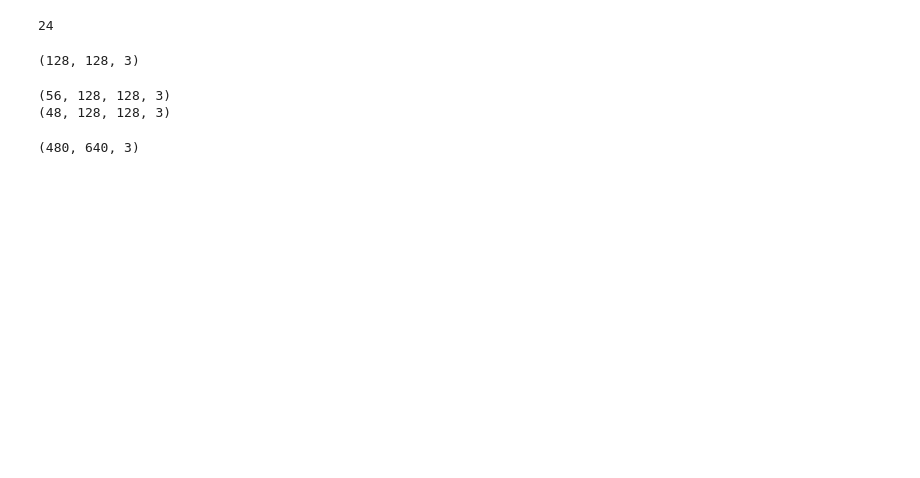
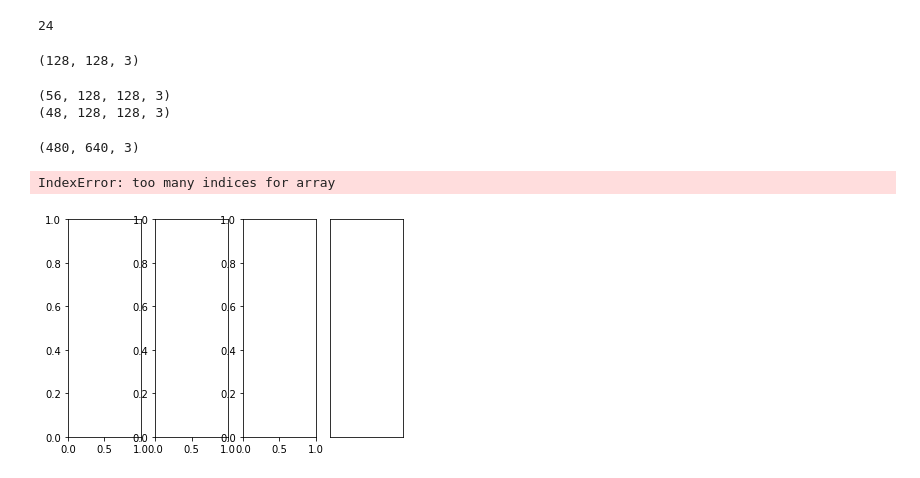
Before and after one commit to DuckFarren/beatboxing-3dcnn-lstm, a Jupyter notebook: vidaug.ipynb, the cells around one changed output. Saved outputs shown, nothing was run; the diff lists cells and outputs as text; code cells hidden in the pictures; blank space fills up the shorter version.

```diff
--- a/vidaug.ipynb
+++ b/vidaug.ipynb
@@ -125,0 +211,17 @@ vid[0].shape
+# %%
+f, axarr = plt.subplots(1,4)
+plt.xticks([]), plt.yticks([])
+axarr[0,1].imshow(jap1[1])
+axarr[0,2].imshow(jap1[2])
+axarr[0,3].imshow(jap1[3])
+axarr[0,4].imshow(jap1[4])
+
+# for i in range(1,21):
+#     fig.add_subplot(1,20,i)
+#     plt.imshow(jap1[i])
+#     plt.xticks([]), plt.yticks([])
+#     plt.xlabel(i)
+#     plt.show()
+# %% [output]
+IndexError: too many indices for array
+[figure, added]
```
Also changed, not shown: parts of 19 cells of this notebook.
